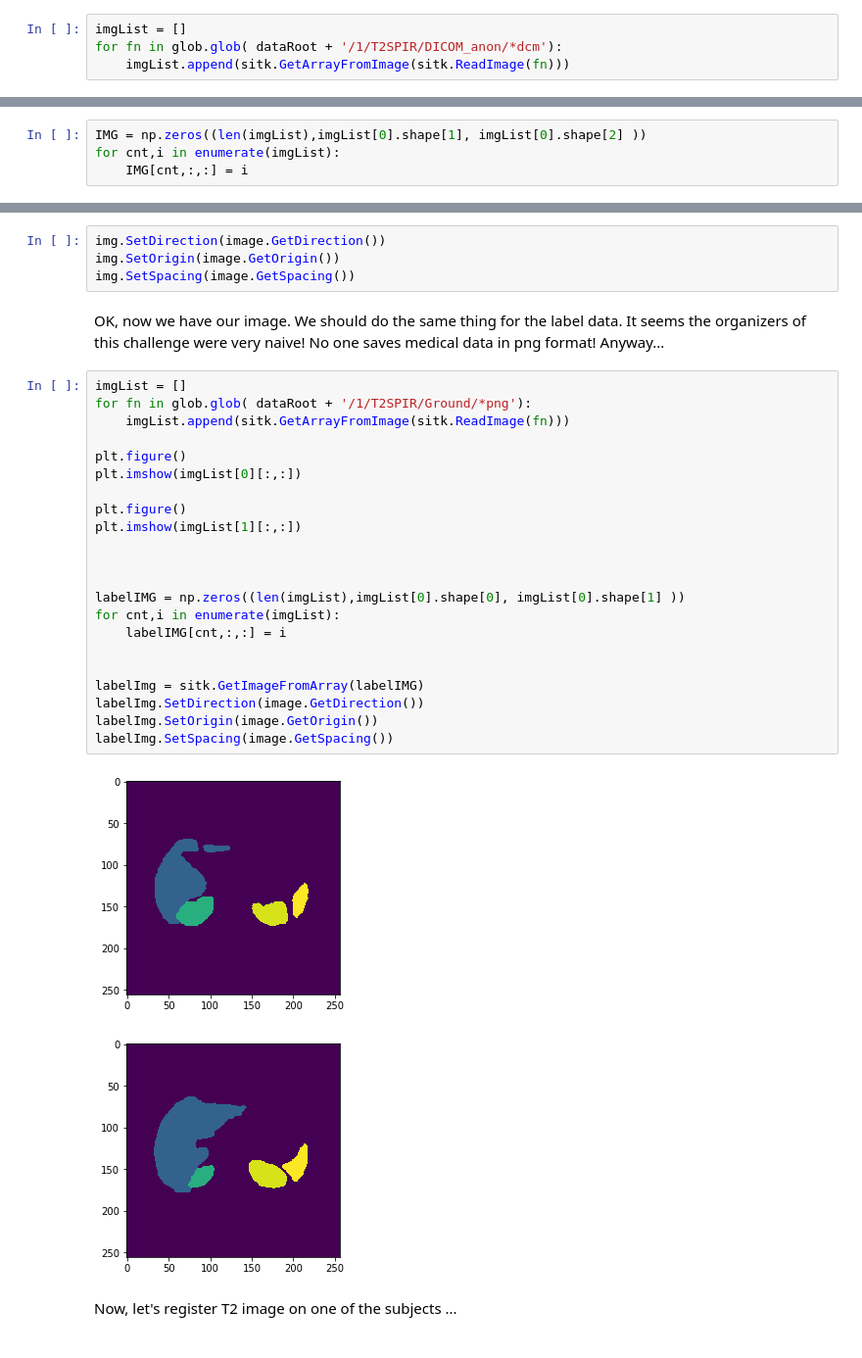
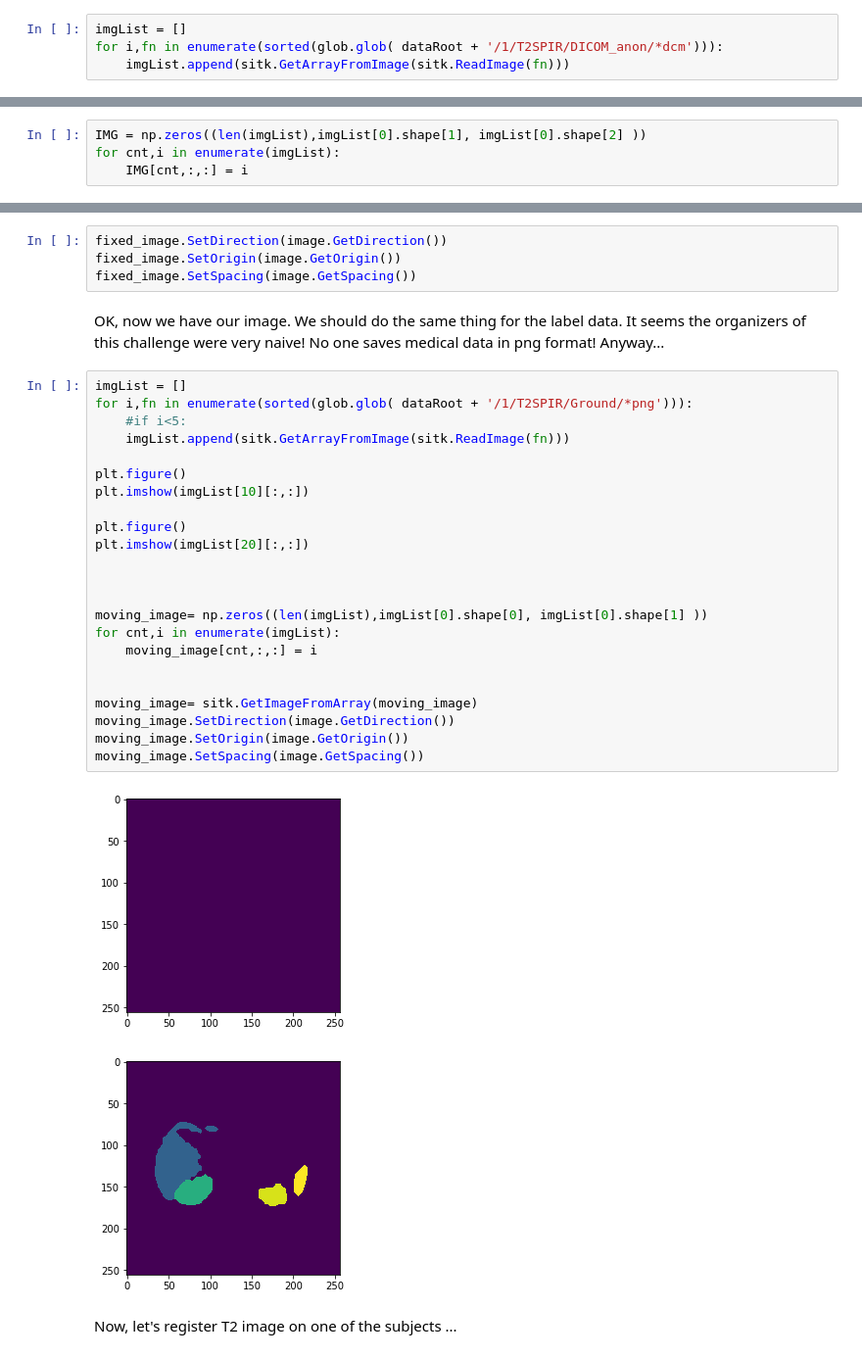
Before and after one commit to batmanlab/predictElasticity, a Jupyter notebook: notebooks/RegisteringLiverImage_v1.ipynb, the cells around one changed output, grey strips where cells are left out. Shown: that part at 98% size. Saved outputs shown, nothing was run; the diff lists cells and outputs as text.

```diff
--- a/notebooks/RegisteringLiverImage_v1.ipynb
+++ b/notebooks/RegisteringLiverImage_v1.ipynb
@@ -27,6 +27,6 @@ OK! Obviously the dicom files are messed up! The series reader failed to read al
 import glob
 # %%
 imgList = []
-for fn in glob.glob( dataRoot + '/1/T2SPIR/DICOM_anon/*dcm'):
+for i,fn in enumerate(sorted(glob.glob( dataRoot + '/1/T2SPIR/DICOM_anon/*dcm'))):
     imgList.append(sitk.GetArrayFromImage(sitk.ReadImage(fn)))
 # %%
@@ -48,34 +48,35 @@ img = sitk.GetImageFromArray(IMG)
 # %%
-img.SetDirection(image.GetDirection())
-img.SetOrigin(image.GetOrigin())
-img.SetSpacing(image.GetSpacing())
+fixed_image.SetDirection(image.GetDirection())
+fixed_image.SetOrigin(image.GetOrigin())
+fixed_image.SetSpacing(image.GetSpacing())
 # %% [markdown]
 OK, now we have our image. We should do the same thing for the label data. It seems the organizers of this challenge were very naive! No one saves medical data in png format! Anyway...
 # %%
 imgList = []
-for fn in glob.glob( dataRoot + '/1/T2SPIR/Ground/*png'):
+for i,fn in enumerate(sorted(glob.glob( dataRoot + '/1/T2SPIR/Ground/*png'))):
+    #if i<5:
     imgList.append(sitk.GetArrayFromImage(sitk.ReadImage(fn)))
 
 plt.figure()
-plt.imshow(imgList[0][:,:])
+plt.imshow(imgList[10][:,:])
 
 plt.figure()
-plt.imshow(imgList[1][:,:])
+plt.imshow(imgList[20][:,:])
 
 
 
-labelIMG = np.zeros((len(imgList),imgList[0].shape[0], imgList[0].shape[1] ))
+moving_image= np.zeros((len(imgList),imgList[0].shape[0], imgList[0].shape[1] ))
 for cnt,i in enumerate(imgList):
-    labelIMG[cnt,:,:] = i
+    moving_image[cnt,:,:] = i
 
 
-labelImg = sitk.GetImageFromArray(labelIMG)
-labelImg.SetDirection(image.GetDirection())
-labelImg.SetOrigin(image.GetOrigin())
-labelImg.SetSpacing(image.GetSpacing())
+moving_image= sitk.GetImageFromArray(moving_image)
+moving_image.SetDirection(image.GetDirection())
+moving_image.SetOrigin(image.GetOrigin())
+moving_image.SetSpacing(image.GetSpacing())
 # %% [output]
-[figure, old version]
+[figure, new version]
-[figure, old version]
+[figure, new version]
 # %% [markdown]
 Now, let's register T2 image on one of the subjects ...
 # %% [markdown]
```
Also changed, not shown: parts of 9 cells of this notebook, 2 other files.
